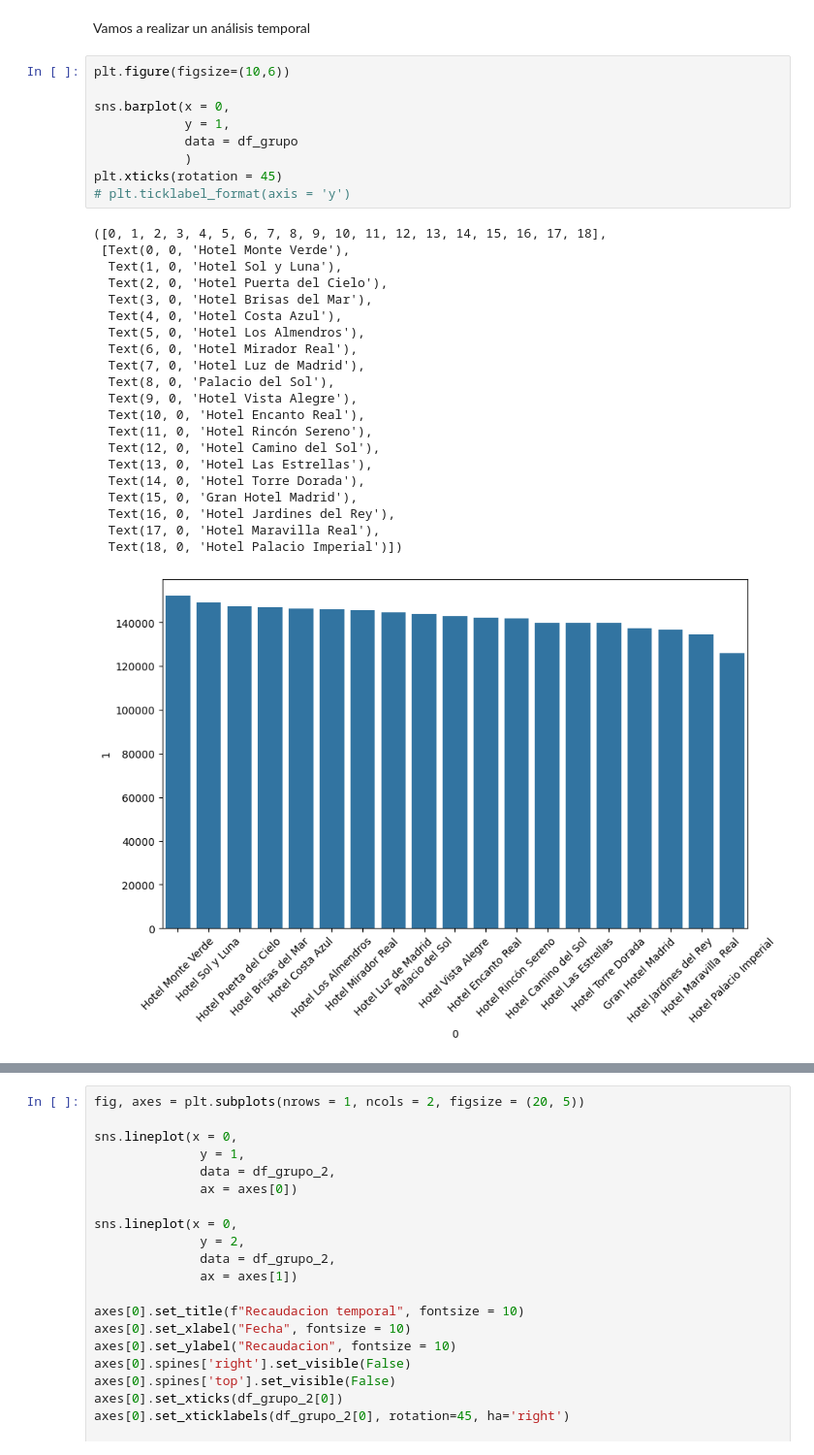
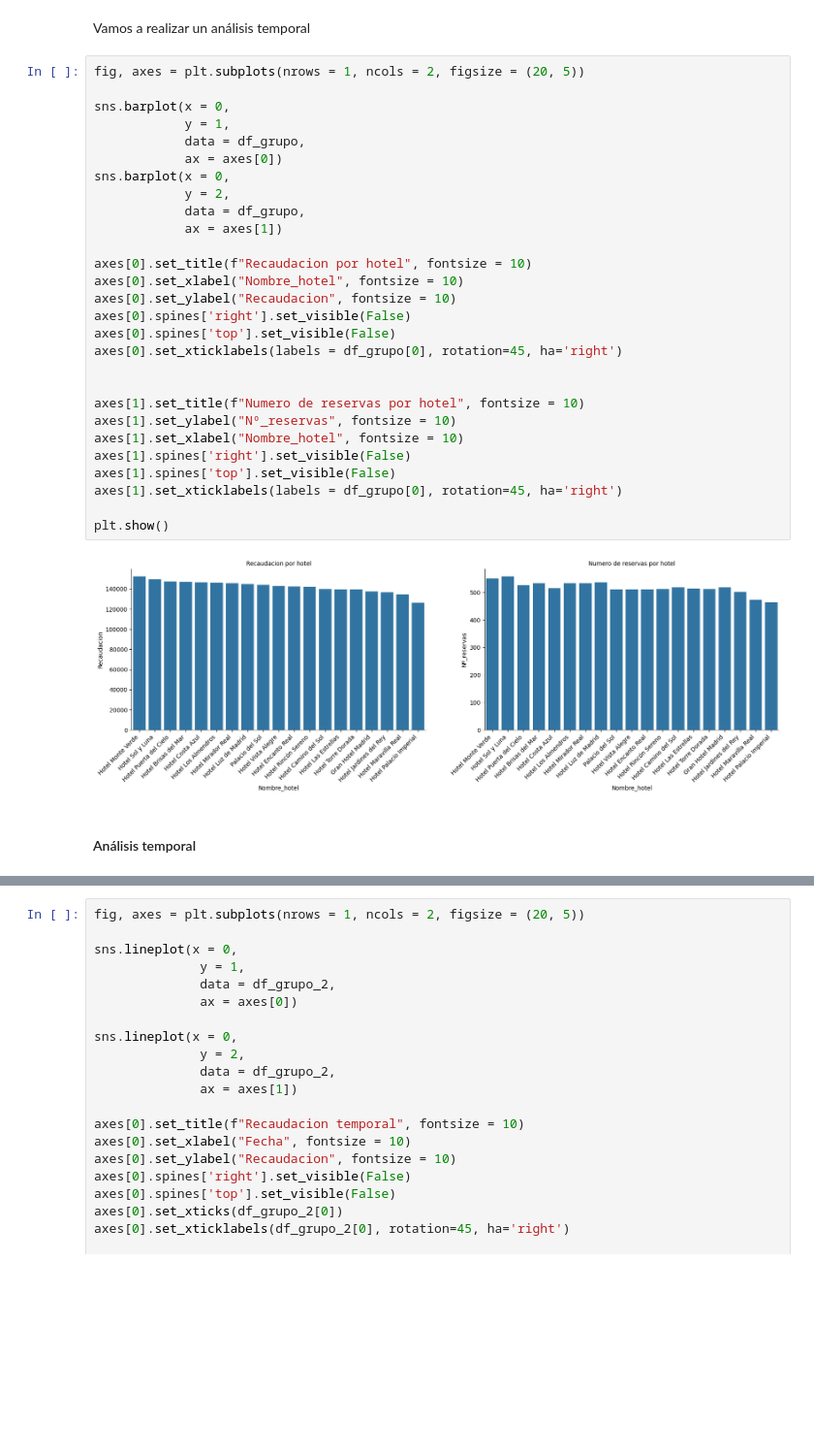
Before and after one commit to Gabijc/Proyecto_ETL_Hoteles, a Jupyter notebook: Notebooks/Bonus_track.ipynb, the cells around one changed output, grey strips where cells are left out. Shown at 97% size. Drawn from its saved outputs; the diff is of its cells as text; blank space fills up the shorter version.

```diff
--- a/Notebooks/Bonus_track.ipynb
+++ b/Notebooks/Bonus_track.ipynb
@@ -212,36 +272,37 @@ df_grupo
 # %% [markdown]
 Vamos a realizar un análisis temporal
-# %%
-plt.figure(figsize=(10,6))
-
-sns.barplot(x = 0,
-            y = 1,
-            data = df_grupo
-            )
-plt.xticks(rotation = 45)
-# plt.ticklabel_format(axis = 'y')
-# %% [output]
-([0, 1, 2, 3, 4, 5, 6, 7, 8, 9, 10, 11, 12, 13, 14, 15, 16, 17, 18],
- [Text(0, 0, 'Hotel Monte Verde'),
-  Text(1, 0, 'Hotel Sol y Luna'),
-  Text(2, 0, 'Hotel Puerta del Cielo'),
-  Text(3, 0, 'Hotel Brisas del Mar'),
-  Text(4, 0, 'Hotel Costa Azul'),
-  Text(5, 0, 'Hotel Los Almendros'),
-  Text(6, 0, 'Hotel Mirador Real'),
-  Text(7, 0, 'Hotel Luz de Madrid'),
-  Text(8, 0, 'Palacio del Sol'),
-  Text(9, 0, 'Hotel Vista Alegre'),
-  Text(10, 0, 'Hotel Encanto Real'),
-  Text(11, 0, 'Hotel Rincón Sereno'),
-  Text(12, 0, 'Hotel Camino del Sol'),
-  Text(13, 0, 'Hotel Las Estrellas'),
-  Text(14, 0, 'Hotel Torre Dorada'),
-  Text(15, 0, 'Gran Hotel Madrid'),
-  Text(16, 0, 'Hotel Jardines del Rey'),
-  Text(17, 0, 'Hotel Maravilla Real'),
-  Text(18, 0, 'Hotel Palacio Imperial')])
-[figure, removed]
+# %%
+fig, axes = plt.subplots(nrows = 1, ncols = 2, figsize = (20, 5))
+
+sns.barplot(x = 0,
+            y = 1,
+            data = df_grupo,
+            ax = axes[0])
+sns.barplot(x = 0,
+            y = 2,
+            data = df_grupo,
+            ax = axes[1])
+
+axes[0].set_title(f"Recaudacion por hotel", fontsize = 10)
+axes[0].set_xlabel("Nombre_hotel", fontsize = 10)
+axes[0].set_ylabel("Recaudacion", fontsize = 10)
+axes[0].spines['right'].set_visible(False)
+axes[0].spines['top'].set_visible(False)
+axes[0].set_xticklabels(labels = df_grupo[0], rotation=45, ha='right')
+
+
+axes[1].set_title(f"Numero de reservas por hotel", fontsize = 10)
+axes[1].set_ylabel("Nº_reservas", fontsize = 10)
+axes[1].set_xlabel("Nombre_hotel", fontsize = 10)
+axes[1].spines['right'].set_visible(False)
+axes[1].spines['top'].set_visible(False)
+axes[1].set_xticklabels(labels = df_grupo[0], rotation=45, ha='right')
+
+plt.show()
+# %% [output]
+[figure, added]
+# %% [markdown]
+#### Análisis temporal
 # %%
 query7_2 = """
 
```
Also changed, not shown: parts of 27 cells of this notebook, 1 other file.
